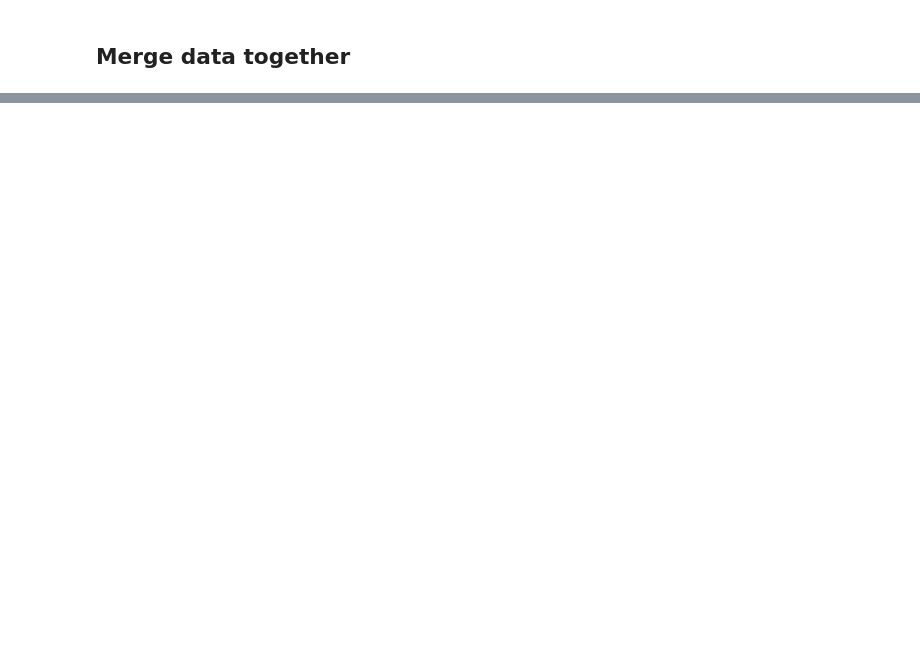
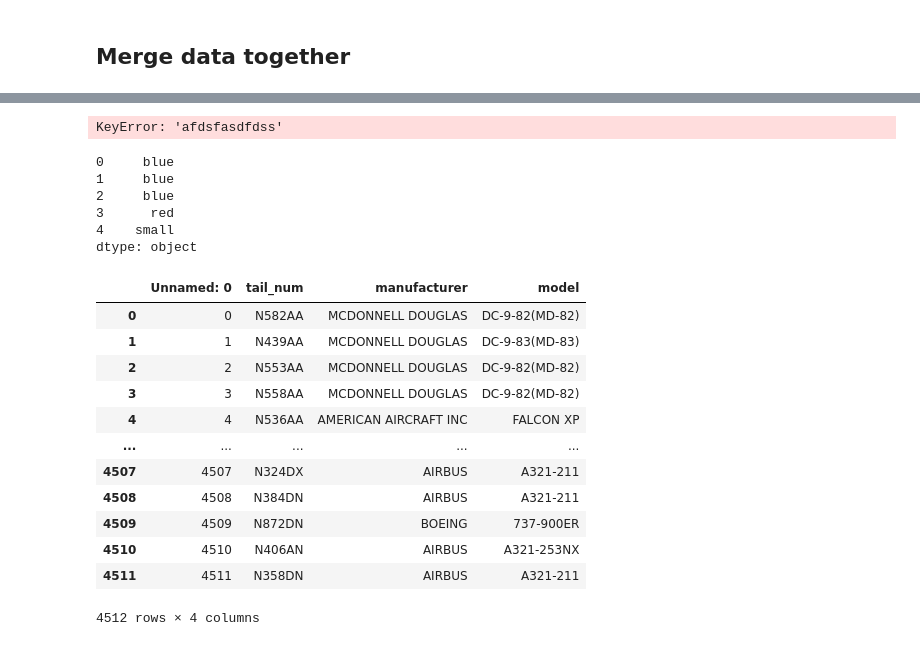
Before and after one commit to jsleslie/Ohare_taxi_demand, a Jupyter notebook: src/data_wrangling.ipynb, the cells around one changed output, grey strips where cells are left out. Cells and saved outputs as stored; diff of their text form; code cells hidden in the pictures; blank space fills up the shorter version.

```diff
--- a/src/data_wrangling.ipynb
+++ b/src/data_wrangling.ipynb
@@ -93,0 +355,29 @@ ORD_outbound_and_weather
+# %%
+df_test2.apply(lambda row: d[row.manufacturer][row.model], axis=1)
+# %% [output]
+KeyError: 'afdsfasdfdss'
+# %%
+df_test2.apply(lambda row: d_2[row.model], axis=1)
+# %% [output]
+0     blue
+1     blue
+2     blue
+3      red
+4    small
+dtype: object
+# %%
+plane_details
+# %% [output]
+|  | Unnamed: 0 | tail_num | manufacturer | model |
+| 0 | 0 | N582AA | MCDONNELL DOUGLAS | DC-9-82(MD-82) |
+| 1 | 1 | N439AA | MCDONNELL DOUGLAS | DC-9-83(MD-83) |
+| 2 | 2 | N553AA | MCDONNELL DOUGLAS | DC-9-82(MD-82) |
+| 3 | 3 | N558AA | MCDONNELL DOUGLAS | DC-9-82(MD-82) |
+| 4 | 4 | N536AA | AMERICAN AIRCRAFT INC | FALCON XP |
+| ... | ... | ... | ... | ... |
+| 4507 | 4507 | N324DX | AIRBUS | A321-211 |
+| 4508 | 4508 | N384DN | AIRBUS | A321-211 |
+| 4509 | 4509 | N872DN | BOEING | 737-900ER |
+| 4510 | 4510 | N406AN | AIRBUS | A321-253NX |
+| 4511 | 4511 | N358DN | AIRBUS | A321-211 |
+4512 rows × 4 columns
```
Also changed, not shown: parts of 52 cells of this notebook.
